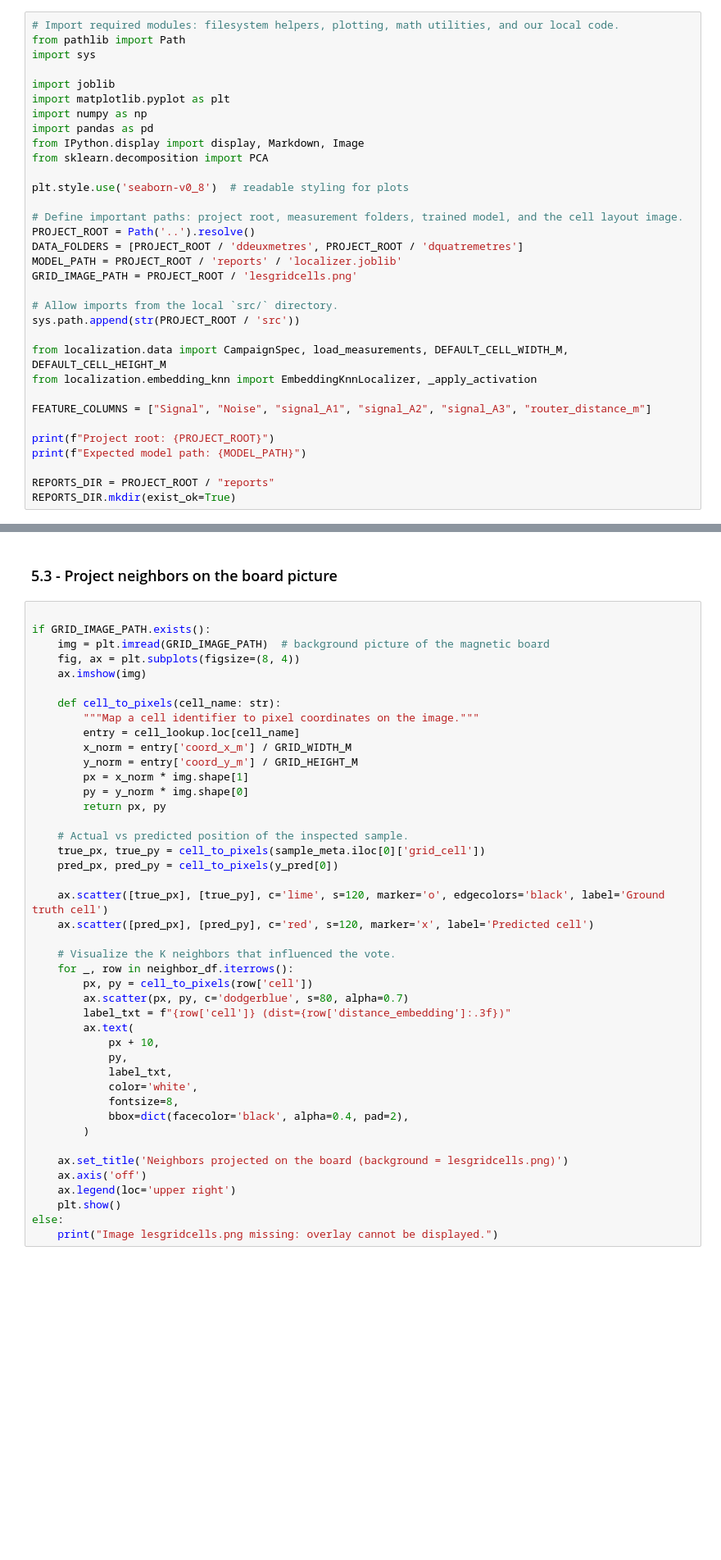
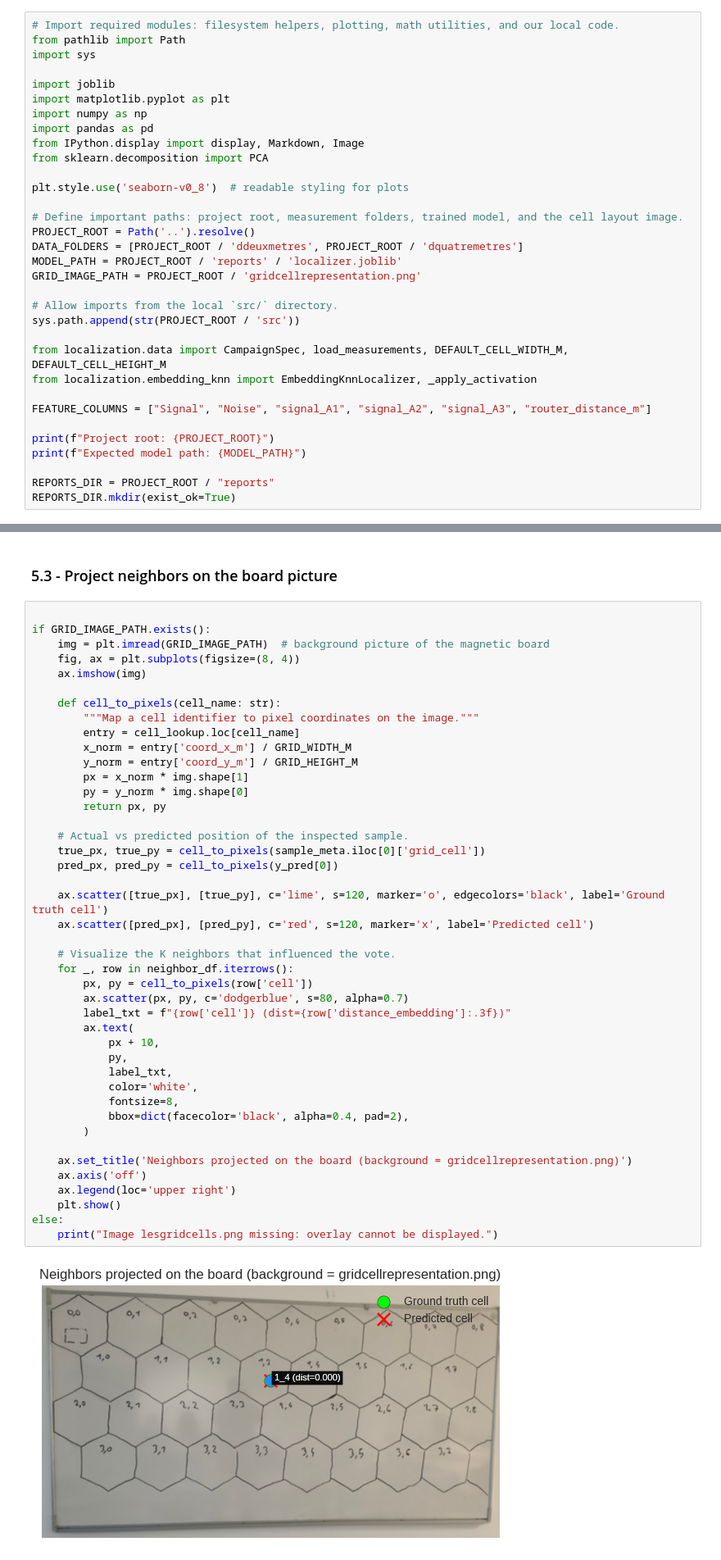
Before and after one commit to thekester/VertiLoc, a Jupyter notebook: notebooks/explain_pipeline.ipynb, the cells around one changed output, grey strips where cells are left out. Shown at 82% size. Drawn from its saved outputs; the diff is of its cells as text; blank space fills up the shorter version.

Commit message:
Add new image for cell representaton

```diff
--- a/notebooks/explain_pipeline.ipynb
+++ b/notebooks/explain_pipeline.ipynb
@@ -30,7 +30,7 @@ plt.style.use('seaborn-v0_8')  # readable styling for plots
 PROJECT_ROOT = Path('..').resolve()
 DATA_FOLDERS = [PROJECT_ROOT / 'ddeuxmetres', PROJECT_ROOT / 'dquatremetres']
 MODEL_PATH = PROJECT_ROOT / 'reports' / 'localizer.joblib'
-GRID_IMAGE_PATH = PROJECT_ROOT / 'lesgridcells.png'
+GRID_IMAGE_PATH = PROJECT_ROOT / 'gridcellrepresentation.png'
 
 # Allow imports from the local `src/` directory.
 sys.path.append(str(PROJECT_ROOT / 'src'))
@@ -295,34 +361,36 @@ if GRID_IMAGE_PATH.exists():
         px = x_norm * img.shape[1]
         py = y_norm * img.shape[0]
         return px, py
 
     # Actual vs predicted position of the inspected sample.
     true_px, true_py = cell_to_pixels(sample_meta.iloc[0]['grid_cell'])
     pred_px, pred_py = cell_to_pixels(y_pred[0])
 
     ax.scatter([true_px], [true_py], c='lime', s=120, marker='o', edgecolors='black', label='Ground truth cell')
     ax.scatter([pred_px], [pred_py], c='red', s=120, marker='x', label='Predicted cell')
 
     # Visualize the K neighbors that influenced the vote.
     for _, row in neighbor_df.iterrows():
         px, py = cell_to_pixels(row['cell'])
         ax.scatter(px, py, c='dodgerblue', s=80, alpha=0.7)
         label_txt = f"{row['cell']} (dist={row['distance_embedding']:.3f})"
         ax.text(
             px + 10,
             py,
             label_txt,
             color='white',
             fontsize=8,
             bbox=dict(facecolor='black', alpha=0.4, pad=2),
         )
 
-    ax.set_title('Neighbors projected on the board (background = lesgridcells.png)')
+    ax.set_title('Neighbors projected on the board (background = gridcellrepresentation.png)')
     ax.axis('off')
     ax.legend(loc='upper right')
     plt.show()
 else:
     print("Image lesgridcells.png missing: overlay cannot be displayed.")
+# %% [output]
+[figure, added]
 # %% [markdown]
 ### 5.4 - Confusion matrix and reliability curve
 - The confusion matrix (saved by `localization.pipeline`) highlights cells that are systematically confused.
```
Also changed, not shown: parts of 15 cells of this notebook, 3 other files.
